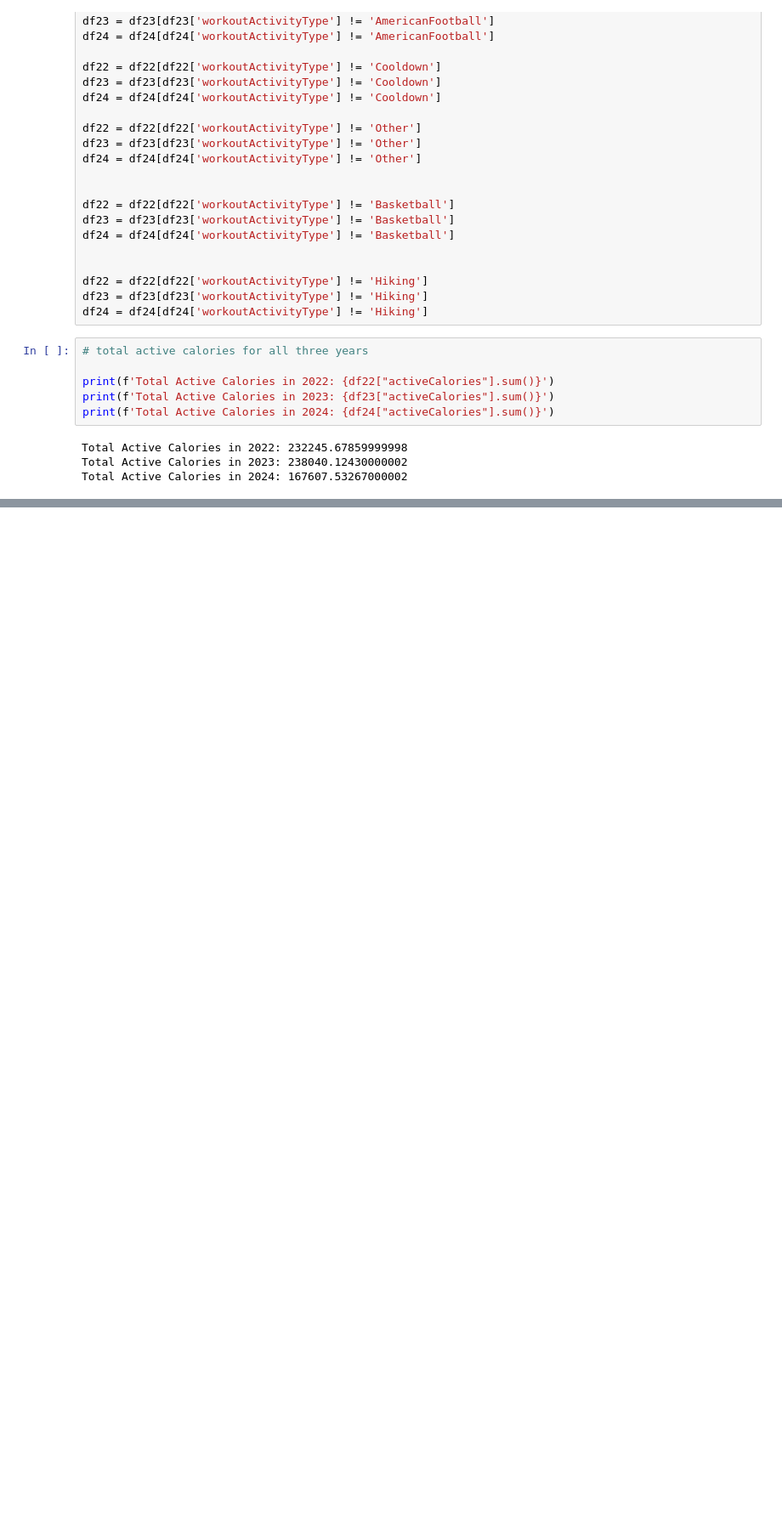
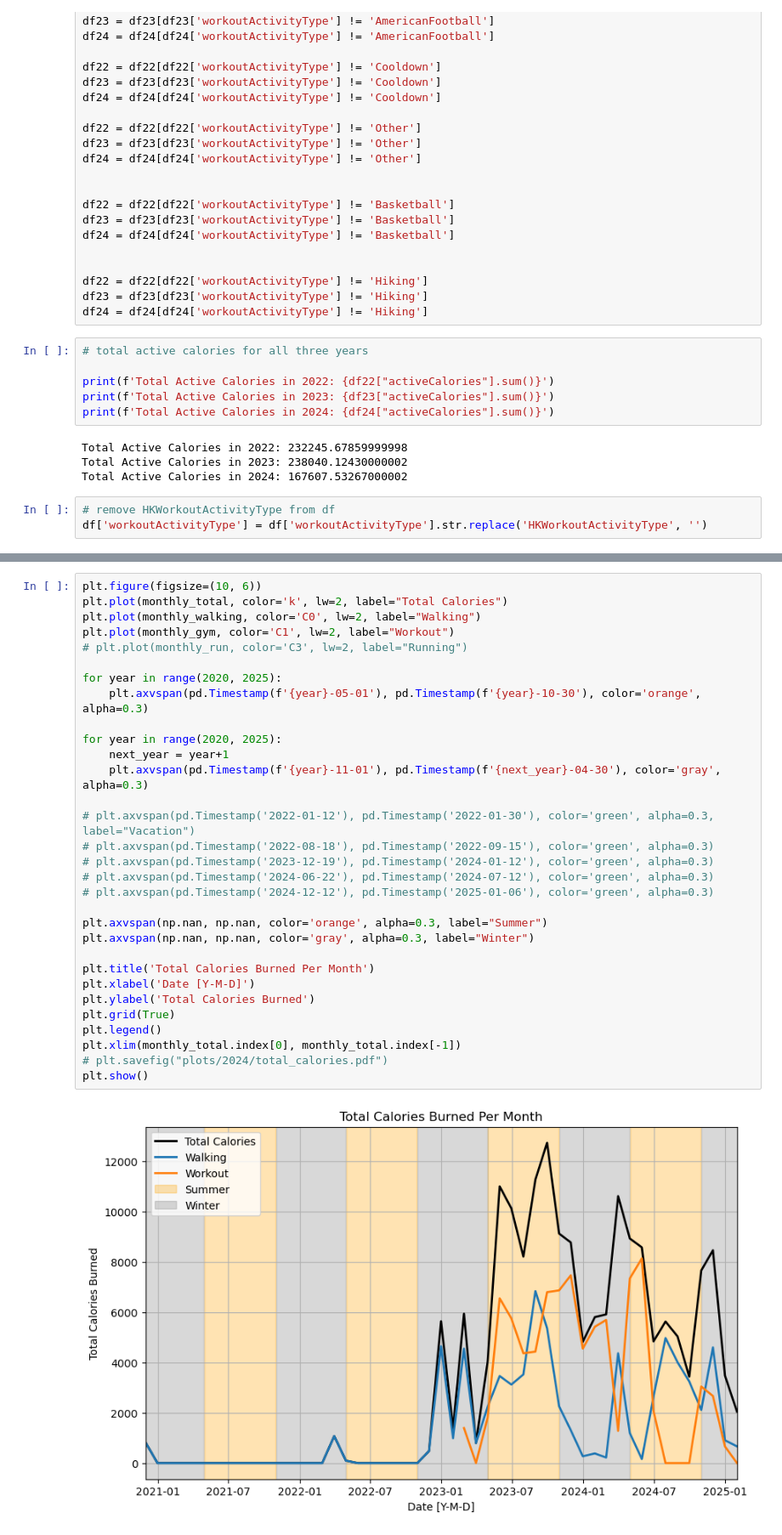
Before and after one commit to AdamSmithOrlik/apple_fitness_insights, a Jupyter notebook: 2024_recap.ipynb, the cells around one changed output, grey strips where cells are left out. Shown at 85% size. Cells and saved outputs as stored; diff of their text form; blank space fills up the shorter version.

```diff
--- a/2024_recap.ipynb
+++ b/2024_recap.ipynb
@@ -397,3 +424,6 @@ print(f'Total Active Calories in 2024: {df24["activeCalories"].sum()}')
 Total Active Calories in 2022: 232245.67859999998
 Total Active Calories in 2023: 238040.12430000002
 Total Active Calories in 2024: 167607.53267000002
+# %%
+# remove HKWorkoutActivityType from df
+df['workoutActivityType'] = df['workoutActivityType'].str.replace('HKWorkoutActivityType', '')
@@ -399,0 +468,33 @@ Total Active Calories in 2024: 167607.53267000002
+# %%
+plt.figure(figsize=(10, 6))
+plt.plot(monthly_total, color='k', lw=2, label="Total Calories")
+plt.plot(monthly_walking, color='C0', lw=2, label="Walking")
+plt.plot(monthly_gym, color='C1', lw=2, label="Workout")
+# plt.plot(monthly_run, color='C3', lw=2, label="Running")
+
+for year in range(2020, 2025):
+    plt.axvspan(pd.Timestamp(f'{year}-05-01'), pd.Timestamp(f'{year}-10-30'), color='orange', alpha=0.3)
+
+for year in range(2020, 2025):
+    next_year = year+1
+    plt.axvspan(pd.Timestamp(f'{year}-11-01'), pd.Timestamp(f'{next_year}-04-30'), color='gray', alpha=0.3)
+
+# plt.axvspan(pd.Timestamp('2022-01-12'), pd.Timestamp('2022-01-30'), color='green', alpha=0.3, label="Vacation")
+# plt.axvspan(pd.Timestamp('2022-08-18'), pd.Timestamp('2022-09-15'), color='green', alpha=0.3)
+# plt.axvspan(pd.Timestamp('2023-12-19'), pd.Timestamp('2024-01-12'), color='green', alpha=0.3)
+# plt.axvspan(pd.Timestamp('2024-06-22'), pd.Timestamp('2024-07-12'), color='green', alpha=0.3)
+# plt.axvspan(pd.Timestamp('2024-12-12'), pd.Timestamp('2025-01-06'), color='green', alpha=0.3)
+
+plt.axvspan(np.nan, np.nan, color='orange', alpha=0.3, label="Summer")
+plt.axvspan(np.nan, np.nan, color='gray', alpha=0.3, label="Winter")
+
+plt.title('Total Calories Burned Per Month')
+plt.xlabel('Date [Y-M-D]')
+plt.ylabel('Total Calories Burned')
+plt.grid(True)
+plt.legend()
+plt.xlim(monthly_total.index[0], monthly_total.index[-1])
+# plt.savefig("plots/2024/total_calories.pdf")
+plt.show()
+# %% [output]
+[figure, added]
```
Also changed, not shown: parts of 9 cells of this notebook, 5 other files.
